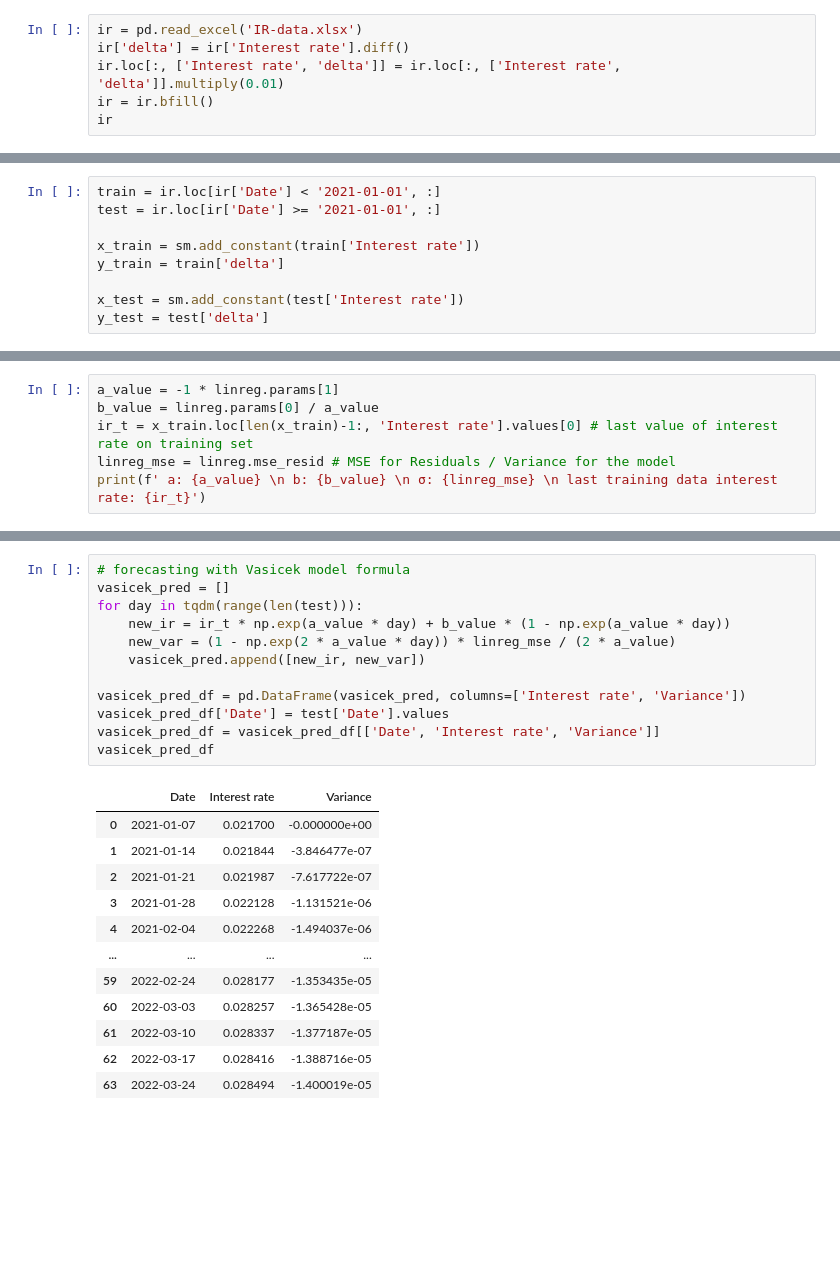
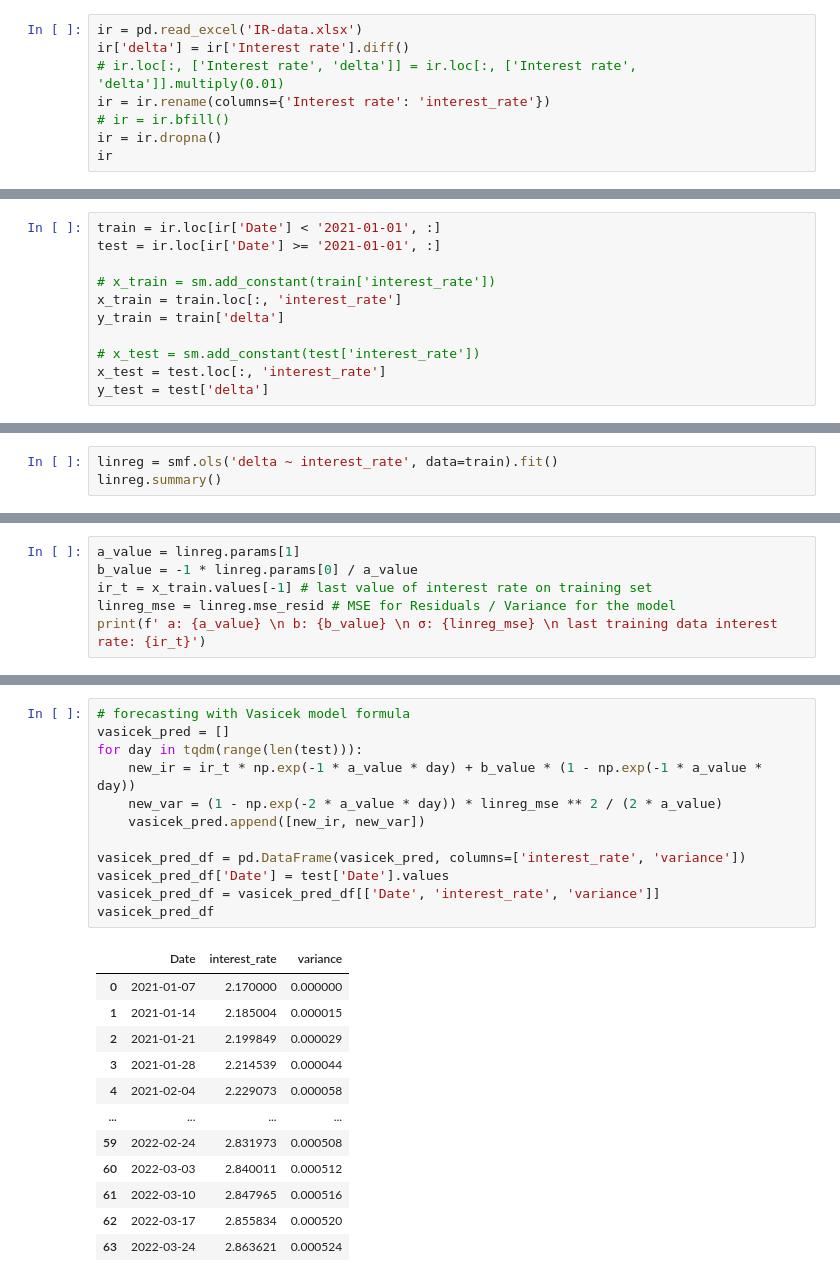
Before and after one commit to alisdghnia/vasicek, a Jupyter notebook: Vasicek-model.ipynb, the cells around one changed output, grey strips where cells are left out. Cells and saved outputs as stored; diff of their text form; blank space fills up the shorter version.

Commit message:
checked the values and formulas and made necessary updates - values seem to be more accurate now

```diff
--- a/Vasicek-model.ipynb
+++ b/Vasicek-model.ipynb
@@ -14,7 +15,9 @@ IR-data.xlsx        README.md           Vasicek-model.ipynb ~$NEDL_Vasicek.xlsx
 # %%
 ir = pd.read_excel('IR-data.xlsx')
 ir['delta'] = ir['Interest rate'].diff()
-ir.loc[:, ['Interest rate', 'delta']] = ir.loc[:, ['Interest rate', 'delta']].multiply(0.01)
-ir = ir.bfill()
+# ir.loc[:, ['Interest rate', 'delta']] = ir.loc[:, ['Interest rate', 'delta']].multiply(0.01)
+ir = ir.rename(columns={'Interest rate': 'interest_rate'})
+# ir = ir.bfill()
+ir = ir.dropna()
 ir
 # %% [output]
@@ -35,10 +38,12 @@ ir
 train = ir.loc[ir['Date'] < '2021-01-01', :]
 test = ir.loc[ir['Date'] >= '2021-01-01', :]
 
-x_train = sm.add_constant(train['Interest rate'])
+# x_train = sm.add_constant(train['interest_rate'])
+x_train = train.loc[:, 'interest_rate']
 y_train = train['delta']
 
-x_test = sm.add_constant(test['Interest rate'])
+# x_test = sm.add_constant(test['interest_rate'])
+x_test = test.loc[:, 'interest_rate']
 y_test = test['delta']
 # %%
 hist = sns.histplot(y_train, bins=20, alpha=0.5, label='train delta', stat='density', common_norm=False, element='step', fill=True, linewidth=0.5)
@@ -77,0 +60,3 @@ Notes:
+# %%
+linreg = smf.ols('delta ~ interest_rate', data=train).fit()
+linreg.summary()
@@ -78,7 +83,7 @@ Notes:
 # %%
-a_value = -1 * linreg.params[1]
-b_value = linreg.params[0] / a_value
-ir_t = x_train.loc[len(x_train)-1:, 'Interest rate'].values[0] # last value of interest rate on training set
+a_value = linreg.params[1]
+b_value = -1 * linreg.params[0] / a_value
+ir_t = x_train.values[-1] # last value of interest rate on training set
 linreg_mse = linreg.mse_resid # MSE for Residuals / Variance for the model
 print(f' a: {a_value} \n b: {b_value} \n σ: {linreg_mse} \n last training data interest rate: {ir_t}')
 # %% [output]
@@ -89,28 +94,28 @@ print(f' a: {a_value} \n b: {b_value} \n σ: {linreg_mse} \n last training data
 # %%
 # forecasting with Vasicek model formula
 vasicek_pred = []
 for day in tqdm(range(len(test))):
-    new_ir = ir_t * np.exp(a_value * day) + b_value * (1 - np.exp(a_value * day))
-    new_var = (1 - np.exp(2 * a_value * day)) * linreg_mse / (2 * a_value)
+    new_ir = ir_t * np.exp(-1 * a_value * day) + b_value * (1 - np.exp(-1 * a_value * day))
+    new_var = (1 - np.exp(-2 * a_value * day)) * linreg_mse ** 2 / (2 * a_value)
     vasicek_pred.append([new_ir, new_var])
 
-vasicek_pred_df = pd.DataFrame(vasicek_pred, columns=['Interest rate', 'Variance'])
+vasicek_pred_df = pd.DataFrame(vasicek_pred, columns=['interest_rate', 'variance'])
 vasicek_pred_df['Date'] = test['Date'].values
-vasicek_pred_df = vasicek_pred_df[['Date', 'Interest rate', 'Variance']]
+vasicek_pred_df = vasicek_pred_df[['Date', 'interest_rate', 'variance']]
 vasicek_pred_df
 # %% [output]
-|  | Date | Interest rate | Variance |
-| 0 | 2021-01-07 | 0.021700 | -0.000000e+00 |
-| 1 | 2021-01-14 | 0.021844 | -3.846477e-07 |
-| 2 | 2021-01-21 | 0.021987 | -7.617722e-07 |
-| 3 | 2021-01-28 | 0.022128 | -1.131521e-06 |
-| 4 | 2021-02-04 | 0.022268 | -1.494037e-06 |
+|  | Date | interest_rate | variance |
+| 0 | 2021-01-07 | 2.170000 | 0.000000 |
+| 1 | 2021-01-14 | 2.185004 | 0.000015 |
+| 2 | 2021-01-21 | 2.199849 | 0.000029 |
+| 3 | 2021-01-28 | 2.214539 | 0.000044 |
+| 4 | 2021-02-04 | 2.229073 | 0.000058 |
 | ... | ... | ... | ... |
-| 59 | 2022-02-24 | 0.028177 | -1.353435e-05 |
-| 60 | 2022-03-03 | 0.028257 | -1.365428e-05 |
-| 61 | 2022-03-10 | 0.028337 | -1.377187e-05 |
-| 62 | 2022-03-17 | 0.028416 | -1.388716e-05 |
-| 63 | 2022-03-24 | 0.028494 | -1.400019e-05 |
+| 59 | 2022-02-24 | 2.831973 | 0.000508 |
+| 60 | 2022-03-03 | 2.840011 | 0.000512 |
+| 61 | 2022-03-10 | 2.847965 | 0.000516 |
+| 62 | 2022-03-17 | 2.855834 | 0.000520 |
+| 63 | 2022-03-24 | 2.863621 | 0.000524 |
 64 rows × 3 columns
 # %%
 # long run forecast
```
Also changed, not shown: parts of 12 cells of this notebook.
